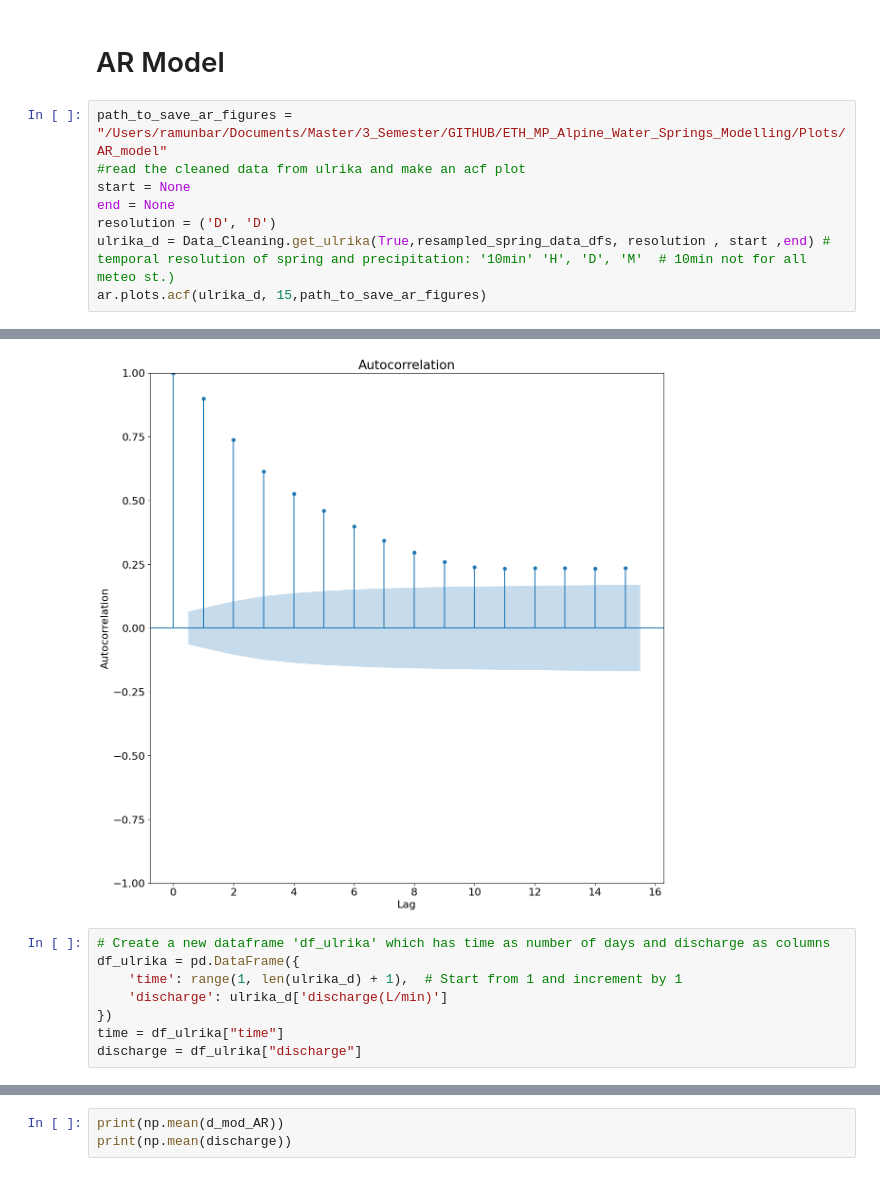
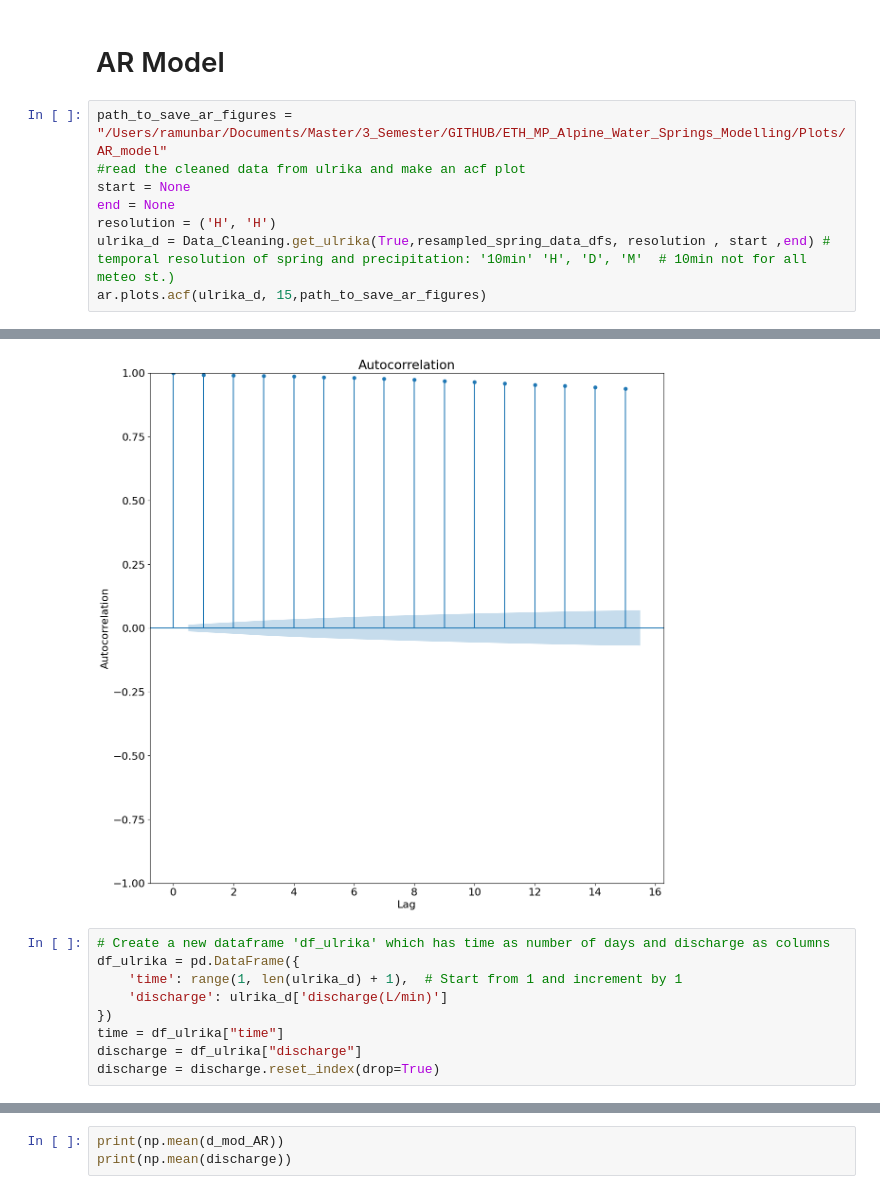
Before and after one commit to noahnydegger/ETH_MP_Alpine_Water_Springs_Modelling, a Jupyter notebook: MP_Alpine_Water_Springs_Modelling_restored_RB.ipynb, the cells around one changed output, grey strips where cells are left out. Drawn from its saved outputs; the diff is of its cells as text.

```diff
--- a/MP_Alpine_Water_Springs_Modelling_restored_RB.ipynb
+++ b/MP_Alpine_Water_Springs_Modelling_restored_RB.ipynb
@@ -176,7 +183,7 @@ path_to_save_ar_figures = "/Users/ramunbar/Documents/Master/3_Semester/GITHUB/ET
 #read the cleaned data from ulrika and make an acf plot
 start = None
 end = None
-resolution = ('D', 'D')
+resolution = ('H', 'H')
 ulrika_d = Data_Cleaning.get_ulrika(True,resampled_spring_data_dfs, resolution , start ,end) # temporal resolution of spring and precipitation: '10min' 'H', 'D', 'M'  # 10min not for all meteo st.)
 ar.plots.acf(ulrika_d, 15,path_to_save_ar_figures)
 # %% [output]
@@ -184,4 +191,4 @@ ar.plots.acf(ulrika_d, 15,path_to_save_ar_figures)
-[figure, old version]
+[figure, new version]
 # %%
 # Create a new dataframe 'df_ulrika' which has time as number of days and discharge as columns
 df_ulrika = pd.DataFrame({
@@ -190,3 +197,4 @@ df_ulrika = pd.DataFrame({
 })
 time = df_ulrika["time"]
 discharge = df_ulrika["discharge"]
+discharge = discharge.reset_index(drop=True)
```
Also changed, not shown: parts of 23 cells of this notebook, 2 other files.
